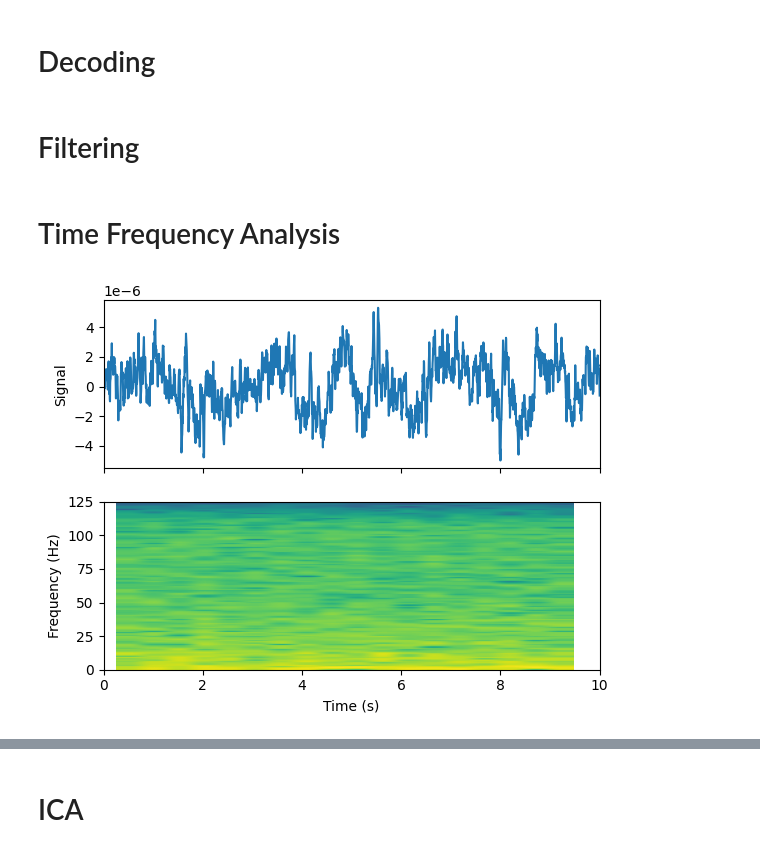
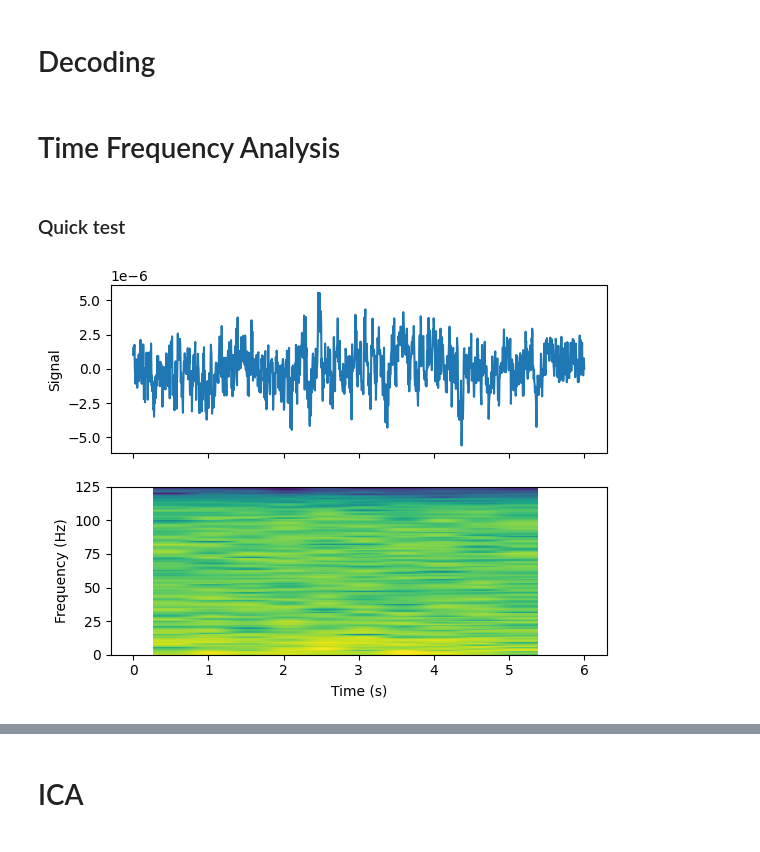
Before and after one commit to JeroenBuil/deegtal_coding_task, a Jupyter notebook: notebooks/Exploratory_Data_Analysis.ipynb, the cells around one changed output, grey strips where cells are left out. Saved outputs shown, nothing was run; the diff lists cells and outputs as text; code cells hidden in the pictures.

```diff
--- a/notebooks/Exploratory_Data_Analysis.ipynb
+++ b/notebooks/Exploratory_Data_Analysis.ipynb
@@ -341,7 +335,11 @@ def filter_raw_eeg(raw:mne.io.edf.edf.RawEDF, l_freq:float, h_freq:float, powerl
 # %% [markdown]
 # Process all recordings
 # %%
-with mne.viz.use_browser_backend('qt'):
+for iGroup in range(2):
+    for iSample in range(4):
+        with mne.viz.use_browser_backend('qt'):
             # fig_psd = raw.compute_psd(fmax=120).plot(picks="eeg", exclude="bads", amplitude=False)
-            fig_raw = mne.io.read_raw_edf(files_raw[1][0]).load_data().plot(n_channels=len(raw.ch_names), start=15*60, duration=60)
+            fig_raw = mne.io.read_raw_edf(files_raw[iGroup][iSample]).load_data().plot(start=15*60, duration=60, picks=['PHOTIC-REF','IBI','BURSTS'])
+        clear_output()
+print('done')
 # %% [output]
@@ -354,0 +349,13 @@ Using matplotlib as 2D backend.
+# %%
+table = {}
+index=0
+for iGroup in range(2):
+    for iSample in range(4):
+        raw = mne.io.read_raw_edf(files_raw[iGroup][iSample])
+        data, times = raw.pick(['PHOTIC-REF','IBI','BURSTS'])[:]
+        channels = ['PHOTIC-REF','IBI','BURSTS']
+        for i in range(3):
+            table[index] = {"Group":iGroup+1, "Recording":iSample+1, "Channel": channels[i],"Mean":np.mean(data[i,:])}
+            index+=1
+        clear_output()
+pd.DataFrame(data=table).T.sort_values(['Channel','Group', 'Recording']).reset_index(drop=True)
@@ -359,7 +400,6 @@ n_samples = max(len(files_raw[0]),len(files_raw[1]))
 preprocessed_eeg_dict = {}
 index = 0
 for iGroup in range(n_groups):
-
     for iSample in range(n_samples):
         print(f'iGroup: {iGroup+1}, iSample: {iSample+1}')
 
@@ -373,7 +413,7 @@ for iGroup in range(n_groups):
         raw = filter_raw_eeg(raw=raw, l_freq=0.5, h_freq=100, powerline_freq=60)
 
         # Get epochs
-        epochs = get_epochs_from_photic_stimuli_train_events(raw=raw, stim_ch='PHOTIC-REF', pulse_train_duration_s=10, tmin=-0.2, tmax=10.5)
+        # epochs = get_epochs_from_photic_stimuli_train_events(raw=raw, stim_ch='PHOTIC-REF', pulse_train_duration_s=10, tmin=-0.2, tmax=10.5)
 
         # Plot
         with mne.viz.use_browser_backend('matplotlib'):
@@ -390,6 +430,6 @@ for iGroup in range(n_groups):
         preprocessed_eeg_dict[index] = {'group':iGroup+1,
                                      'sample':iSample+1,
                                      'raw':raw,
-                                     'epochs': epochs}
+                                     }#'epochs': epochs}
         index = index+1
 # %% [output]
@@ -505,2 +564,0 @@ for iGroup in range(n_groups):
-# %% [markdown]
-# Filtering
@@ -559,26 +565,29 @@ for iGroup in range(n_groups):
 # %% [markdown]
 # Time Frequency Analysis
+# %% [markdown]
+### Quick test
 # %%
-data, times = preprocessed_eeg_dict[3]['raw'][:]
+data, times = preprocessed_eeg_dict[3]['raw'].copy().crop(20*60,20.1*60)[:]
 x=data[7]
 
 fig, (ax1, ax2) = plt.subplots(nrows=2, sharex=True)
+
 ax1.plot(times, x)
 ax1.set_ylabel('Signal')
 
 NFFT = 254
 Fs = 250
 
 Pxx, freqs, bins, im = ax2.specgram(x, Fs=Fs)
 # The `specgram` method returns 4 objects. They are:
 # - Pxx: the periodogram
 # - freqs: the frequency vector
 # - bins: the centers of the time bins
 # - im: the .image.AxesImage instance representing the data in the plot
 ax2.set_xlabel('Time (s)')
 ax2.set_ylabel('Frequency (Hz)')
-ax2.set_xlim(0, 10)
+# ax2.set_xlim(0, 30)
 
 plt.show()
 # %% [output]
-[figure, old version]
+[figure, new version]
```
Also changed, not shown: parts of 15 cells of this notebook, 17 other files.
